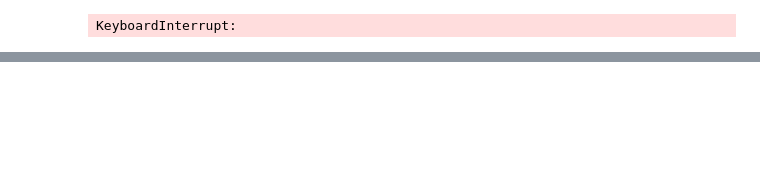
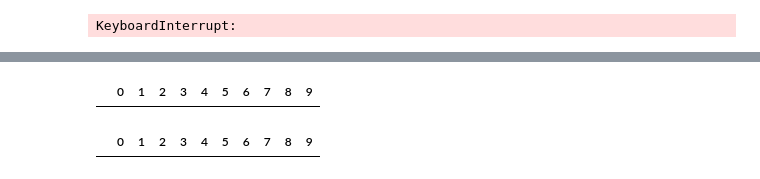
Before and after one commit to AndrewH72/Transcription-Start-Site-Usage-Prediction, a Jupyter notebook: combine_strands.ipynb, the cells around one changed output, grey strips where cells are left out. Cells and saved outputs as stored; diff of their text form; code cells hidden in the pictures; blank space fills up the shorter version.

```diff
--- a/combine_strands.ipynb
+++ b/combine_strands.ipynb
@@ -23,9 +23,11 @@ strand_pairs = {
 # %%
 # Splitting .tab and .txt files into different arrays.
 # Sorting each array first by whether it is a plus or minus and then by its cell line.
-data = os.listdir("/home/coder/data-REU")
+data = os.listdir("./data/RNASeq_bw")
 tab_files = sorted([file for file in data if file.endswith(".tab") and "unstranded" not in file], key=lambda x: (x[x.find(".") + 1], x[0]))
 coverage_files = sorted([file for file in data if file.endswith(".txt") and "unstranded" not in file], key=lambda x: (x[x.find(".") + 1], x[0]))
+# %%
+coverage_files = ['GM12878.minus.ENCFF074SXQ.coverage.txt', 'GM12878.plus.ENCFF164VLA.coverage.txt']
 # %%
 # Loop to combine the signals of the minus and plus strands into a single dataset for .tab files.
 for i in range(len(tab_files) // 2):
@@ -39,10 +41,8 @@ for i in range(len(tab_files) // 2):
         # Create dataframes for our plus and minus strand data.
         # Rename the columns, so the data will actually add.
         if strand_pairs[key_file_name] == value_file_name:
-            # key_df = pd.read_csv(f"/home/coder/data-REU/{tab_files[i]}", sep="\t", skiprows=2).fillna(0)
-            # value_df = pd.read_csv(f"/home/coder/data-REU/{tab_files[j]}", sep="\t", skiprows=2).fillna(0)
-            key_df = pd.DataFrame(pl.read_csv(f"/home/coder/data-REU/{tab_files[i]}", separator="\t", skip_rows=2)).fillna(0)
-            value_df = pd.DataFrame(pl.read_csv(f"/home/coder/data-REU/{tab_files[j]}", separator="\t", skip_rows=2)).fillna(0)
+            key_df = pd.read_csv(f"./data/RNASeq_bw/{tab_files[i]}", sep="\t", skiprows=3, header=None)
+            value_df = pd.read_csv(f"./data/RNASeq_bw/{tab_files[j]}", sep="\t", skiprows=2)
 
             res_df = key_df.add(value_df)
             res_df.to_csv(f"/home/coder/data-REU/stranded_files/{cell_line}.stranded.{value_file_name}.{key_file_name}_values_TSS.tab", sep="\t", index=False)
@@ -60,10 +65,8 @@ for i in range(len(coverage_files) // 2):
         # Create dataframes for our plus and minus strand data.
         # Rename the columns, so the data will actually add.
         if strand_pairs[key_file_name] == value_file_name:
-            # key_df = pd.read_csv(f"/home/coder/data-REU/{coverage_files[i]}", sep="\t")
-            # value_df = pd.read_csv(f"/home/coder/data-REU/{coverage_files[j]}", sep="\t")
-            key_df = pd.DataFrame(pl.read_csv("/home/coder/data-REU/GM12878.minus.ENCFF074SXQ.coverage.txt", separator="\t", has_header=False))
-            value_df = pd.DataFrame(pl.read_csv("/home/coder/data-REU/GM12878.plus.ENCFF164VLA.coverage.txt", separator="\t", has_header=False))
+            key_df = pd.read_csv(f"./data/RNASeq_bw/{coverage_files[i]}", sep="\t", header=None)
+            value_df = pd.read_csv(f"./data/RNASeq_bw/{coverage_files[j]}", sep="\t", header=None)
 
             # Stack key_df and value_df on top of each other.
             stacked_df = pd.concat([key_df, value_df], ignore_index=True)
@@ -77,4 +80,4 @@ for i in range(len(coverage_files) // 2):
             # Merge left on the sum of the RNA signals.
             res_df = pd.merge(signal_df, sorted_df, on=[6, 7, 8, 9], how="left")
             res_df = res_df[[0, 1, 2, 3, 4, 5, 6, 7, 8, 9]]
-            res_df.to_csv(f"/home/coder/data-REU/stranded_files/{cell_line}.stranded.{value_file_name}.{key_file_name}.coverage.txt", sep="\t", index=False)
+            # res_df.to_csv(f"/home/coder/data-REU/stranded_files/{cell_line}.stranded.{value_file_name}.{key_file_name}.coverage.txt", sep="\t", index=False)
@@ -89,0 +99,8 @@ ENCFF777EAJ
+# %%
+res_df[res_df[3] == "ENSG00000213934"]
+# %% [output]
+|  | 0 | 1 | 2 | 3 | 4 | 5 | 6 | 7 | 8 | 9 |
+# %%
+res_df[res_df[3] == "ENSG00000196565"]
+# %% [output]
+|  | 0 | 1 | 2 | 3 | 4 | 5 | 6 | 7 | 8 | 9 |
```
Also changed, not shown: parts of 3 cells of this notebook, 3 other files.
